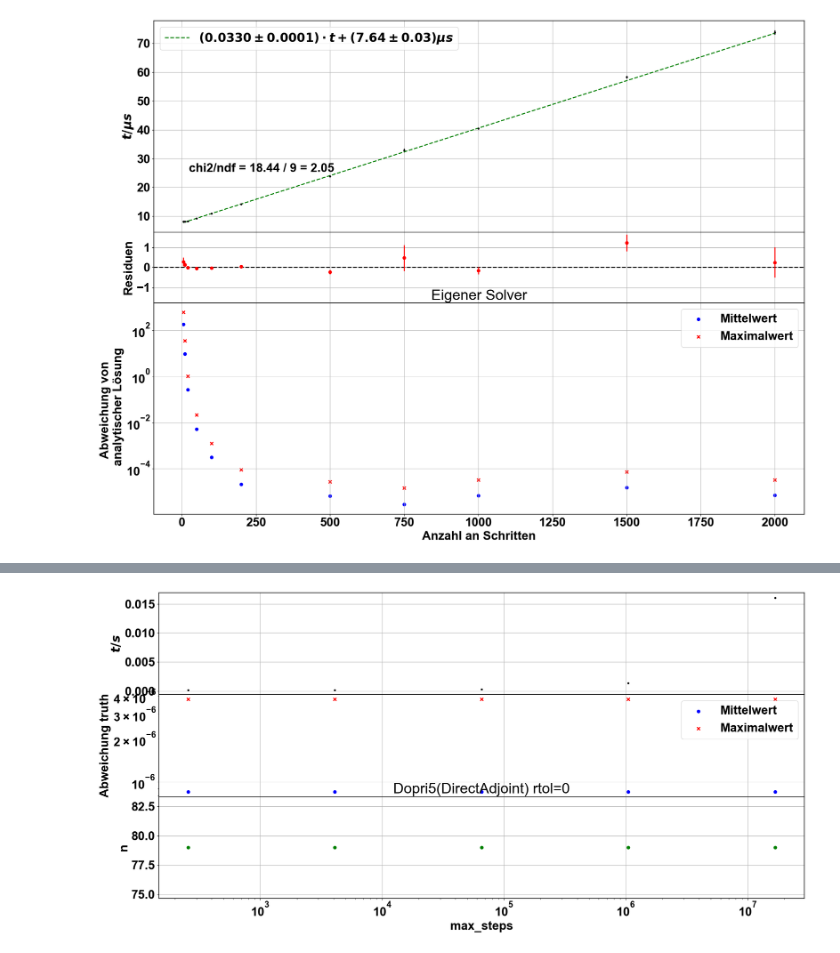
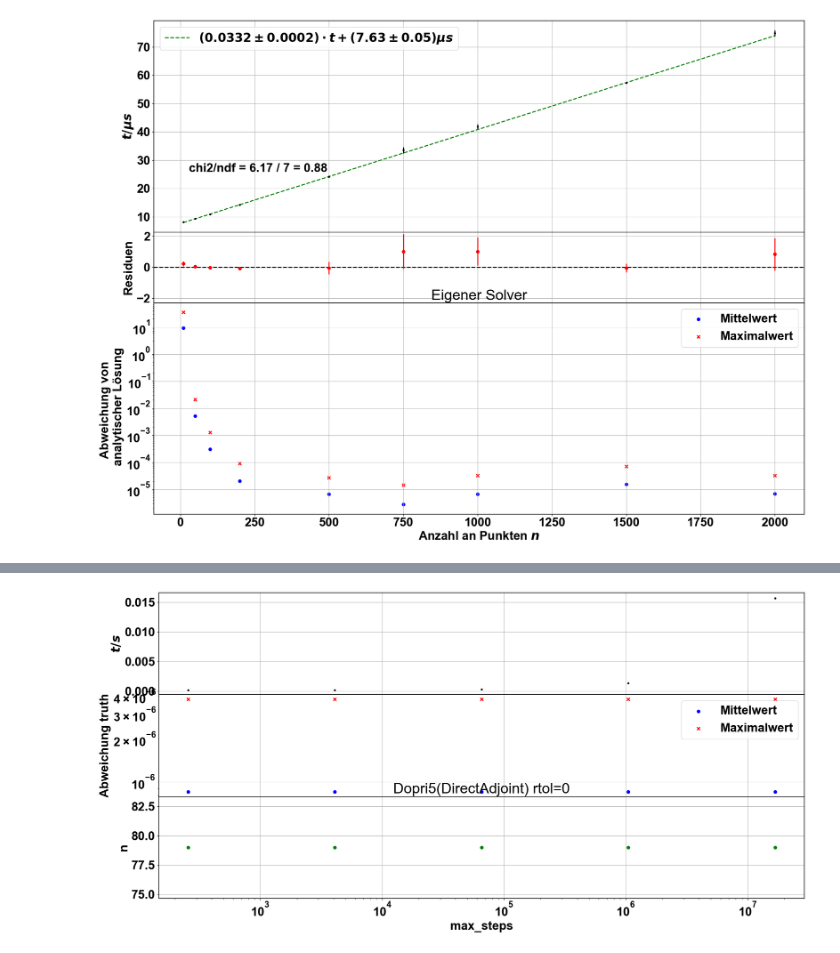
Before and after one commit to rubba0220/Bachelorarbeit, a Jupyter notebook: proper benchmark3.ipynb, the cells around one changed output, grey strips where cells are left out. Cells and saved outputs as stored; diff of their text form; code cells hidden in the pictures.

```diff
--- a/proper benchmark3.ipynb
+++ b/proper benchmark3.ipynb
@@ -144,7 +144,7 @@ def residuenplot(var_x, unit_x, v_x, v_s_x, var_y, unit_y, v_y, v_s_y, m, b, chi
 
     plt.show()
 # %%
-ns = [5, 10, 20, 50, 100, 200, 500, 750, 1000, 1500, 2000]
+ns = [10, 50, 100, 200, 500, 750, 1000, 1500, 2000]
 
 df_e = pd.DataFrame(columns=['n', 'abw_mean_eigen', 'abw_max_eigen', 't_mean', 't_std'])
 
@@ -176,35 +174,35 @@ df_e.to_string('results/benchmark_eigen3.txt', col_space=16, justify='left', ind
 x = jnp.array(df_e['n'].to_numpy(), dtype=jnp.float32)
 y = jnp.array(df_e['t_mean'])*1e+6
 ey = jnp.array(df_e['t_std'])*1e+6
 m, em, b, eb, chiq, ndof = linreg(x, y, ey, ini=[1,1])
 
 fig, ax = plt.subplots(3,1, figsize=(20,15), sharex=True, gridspec_kw={'height_ratios': [3, 1, 3]})
 plt.title('Eigener Solver')
 ax[0].set_ylabel('$t/\mu s$')
 ax[0].errorbar(x, y, yerr=ey, color='black', fmt = '.')
 ax[0].plot(x, m*x+b, color='green', linestyle='--', label='$({0:.4f} \pm {2:.4f}) \cdot t+({1:.2f} \pm {3:.2f})\mu s$'.format(m, b, em, eb))
 ax[0].grid()
 ax[0].legend()
 sigmaRes = ey
 ax[1].axhline(y=0., color='black', linestyle='--')
 ax[1].errorbar(x, y-(m*x+b), yerr=sigmaRes, color='red', fmt='o', markeredgecolor='red')
 ax[1].set_ylabel('Residuen')
 plt.figtext(0.14,0.7,'chi2/ndf = %.2f / %.0f = %.2f' % (chiq, len(x)-2, chiq/(len(x)-2)))
 ax[1].grid()
 ymax = max([abs(x) for x in ax[1].get_ylim()])
 ax[1].set_ylim(-ymax, ymax)
-ax[2].set_xlabel('Anzahl an Schritten')
+ax[2].set_xlabel('Anzahl an Punkten $n$')
 ax[2].set_ylabel('Abweichung von \n analytischer Lösung')
 ax[2].set_yscale('log')
 ax[2].scatter(df_e['n'], df_e['abw_mean_eigen'], color='blue', label='Mittelwert', marker='o')
 ax[2].scatter(df_e['n'], df_e['abw_max_eigen'], color='red', label='Maximalwert', marker='x')
 ax[2].grid()
 ax[2].legend()
 fig.tight_layout()
 fig.subplots_adjust(hspace=0.0)
 plt.savefig('results/benchmark_eigen3.png')
 # %% [output]
-[figure, old version]
+[figure, new version]
 # %%
 rtol = 0
 atols = [1e-1, 1e-2, 1e-3, 1e-4, 1e-5, 1e-6, 1e-7, 1e-8, 1e-9, 2e-10, 3e-10, 5e-10, 7e-10, 1e-10]
```
Also changed, not shown: parts of 6 cells of this notebook, 7 other files.
